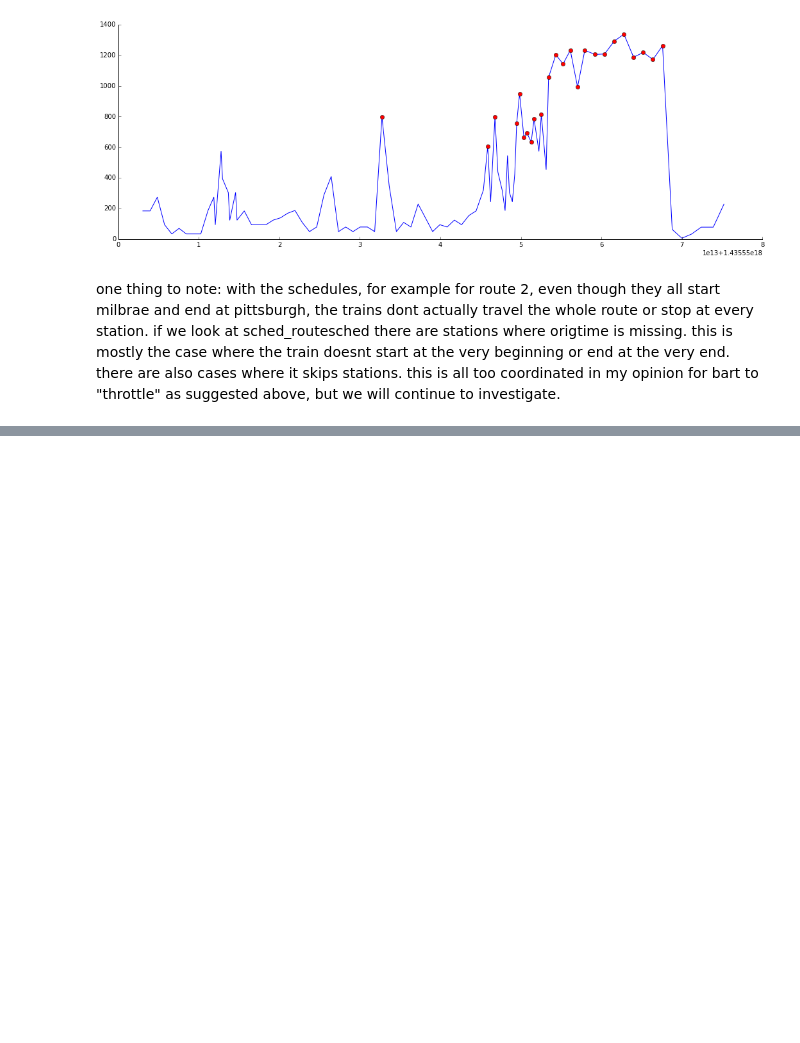
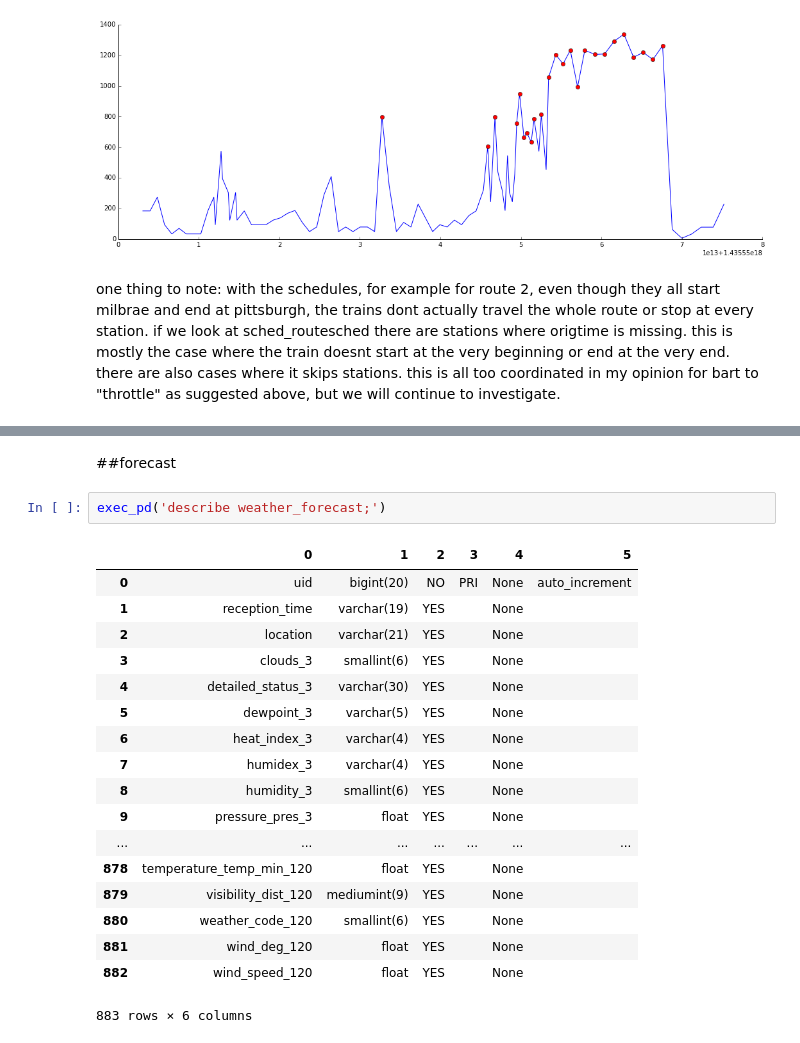
Before and after one commit to dmilad/BARTProject, a Jupyter notebook: eda/eda.ipynb, the cells around one changed output, grey strips where cells are left out. Saved outputs shown, nothing was run; the diff lists cells and outputs as text; blank space fills up the shorter version.

```diff
--- a/eda/eda.ipynb
+++ b/eda/eda.ipynb
@@ -1109,0 +1182,23 @@ one thing to note: with the schedules, for example for route 2, even though they
+# %% [markdown]
+##forecast
+# %%
+exec_pd('describe weather_forecast;')
+# %% [output]
+|  | 0 | 1 | 2 | 3 | 4 | 5 |
+| 0 | uid | bigint(20) | NO | PRI | None | auto_increment |
+| 1 | reception_time | varchar(19) | YES |  | None |  |
+| 2 | location | varchar(21) | YES |  | None |  |
+| 3 | clouds_3 | smallint(6) | YES |  | None |  |
+| 4 | detailed_status_3 | varchar(30) | YES |  | None |  |
+| 5 | dewpoint_3 | varchar(5) | YES |  | None |  |
+| 6 | heat_index_3 | varchar(4) | YES |  | None |  |
+| 7 | humidex_3 | varchar(4) | YES |  | None |  |
+| 8 | humidity_3 | smallint(6) | YES |  | None |  |
+| 9 | pressure_pres_3 | float | YES |  | None |  |
+| ... | ... | ... | ... | ... | ... | ... |
+| 878 | temperature_temp_min_120 | float | YES |  | None |  |
+| 879 | visibility_dist_120 | mediumint(9) | YES |  | None |  |
+| 880 | weather_code_120 | smallint(6) | YES |  | None |  |
+| 881 | wind_deg_120 | float | YES |  | None |  |
+| 882 | wind_speed_120 | float | YES |  | None |  |
+883 rows × 6 columns
```
Also changed, not shown: parts of 10 cells of this notebook, 1 other file.
